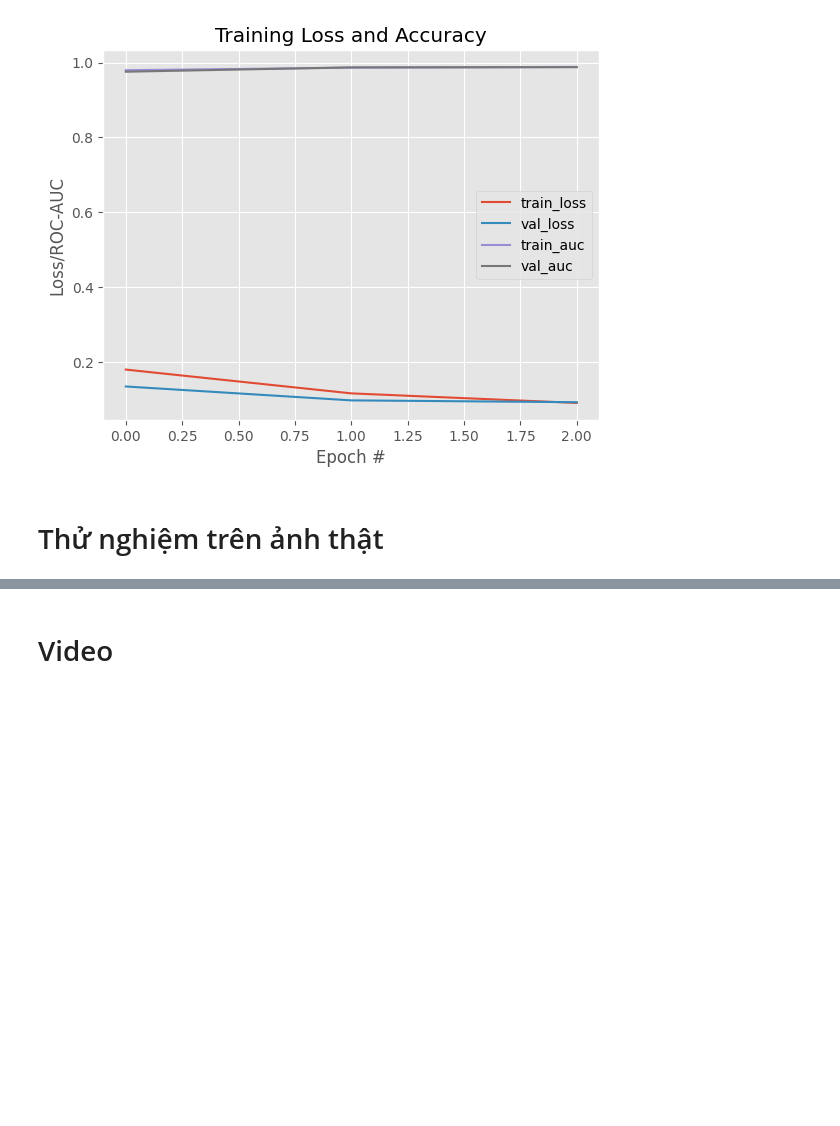
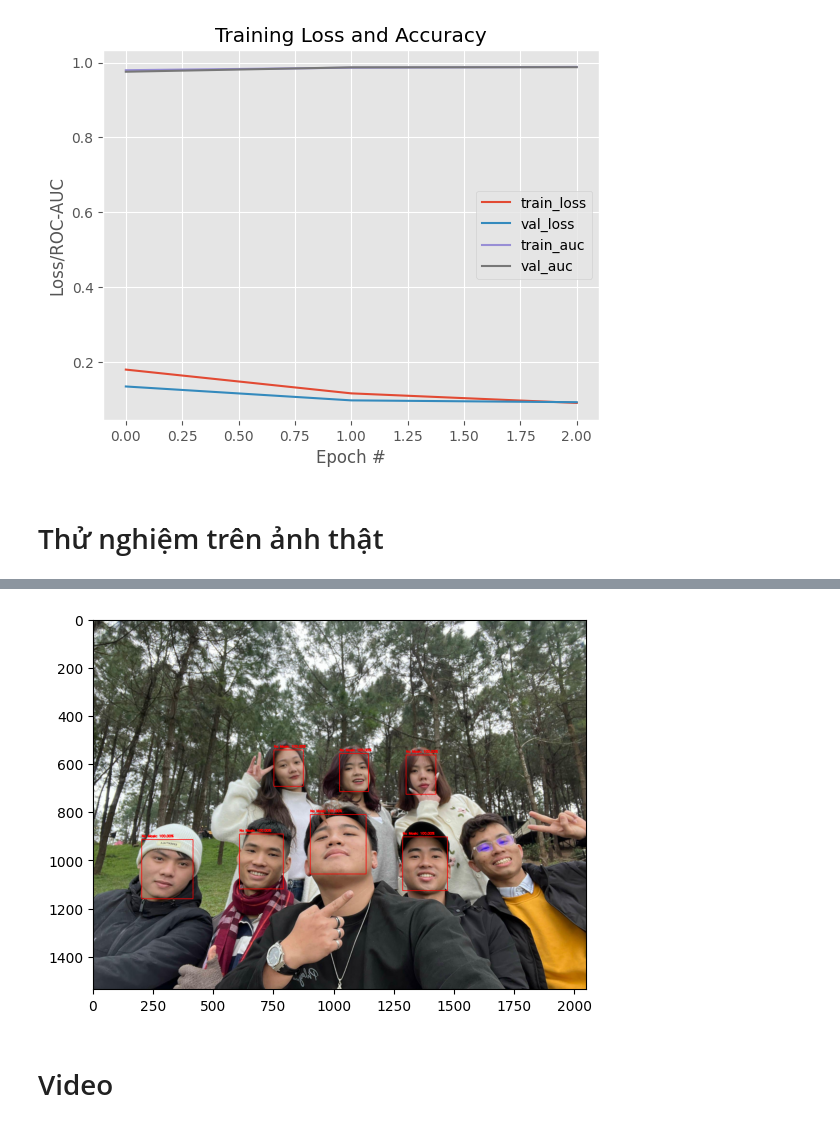
Before and after one commit to vxdung1234/ai_project, a Jupyter notebook: ImagePreprocessing/Wearing mask recognition/wearing_mask_recognition.ipynb, the cells around one changed output, grey strips where cells are left out. Drawn from its saved outputs; the diff is of its cells as text; code cells hidden in the pictures; blank space fills up the shorter version.

```diff
--- a/ImagePreprocessing/Wearing mask recognition/wearing_mask_recognition.ipynb
+++ b/ImagePreprocessing/Wearing mask recognition/wearing_mask_recognition.ipynb
@@ -302,0 +280,3 @@ plt.grid(None)
+# %%
+predict_image("image/new.jpg")
+# %% [output]
@@ -303,3 +300,4 @@ plt.grid(None)
+[figure, added]
 # %% [markdown]
 # Video
 # %%
```
Also changed, not shown: parts of 8 cells of this notebook.
